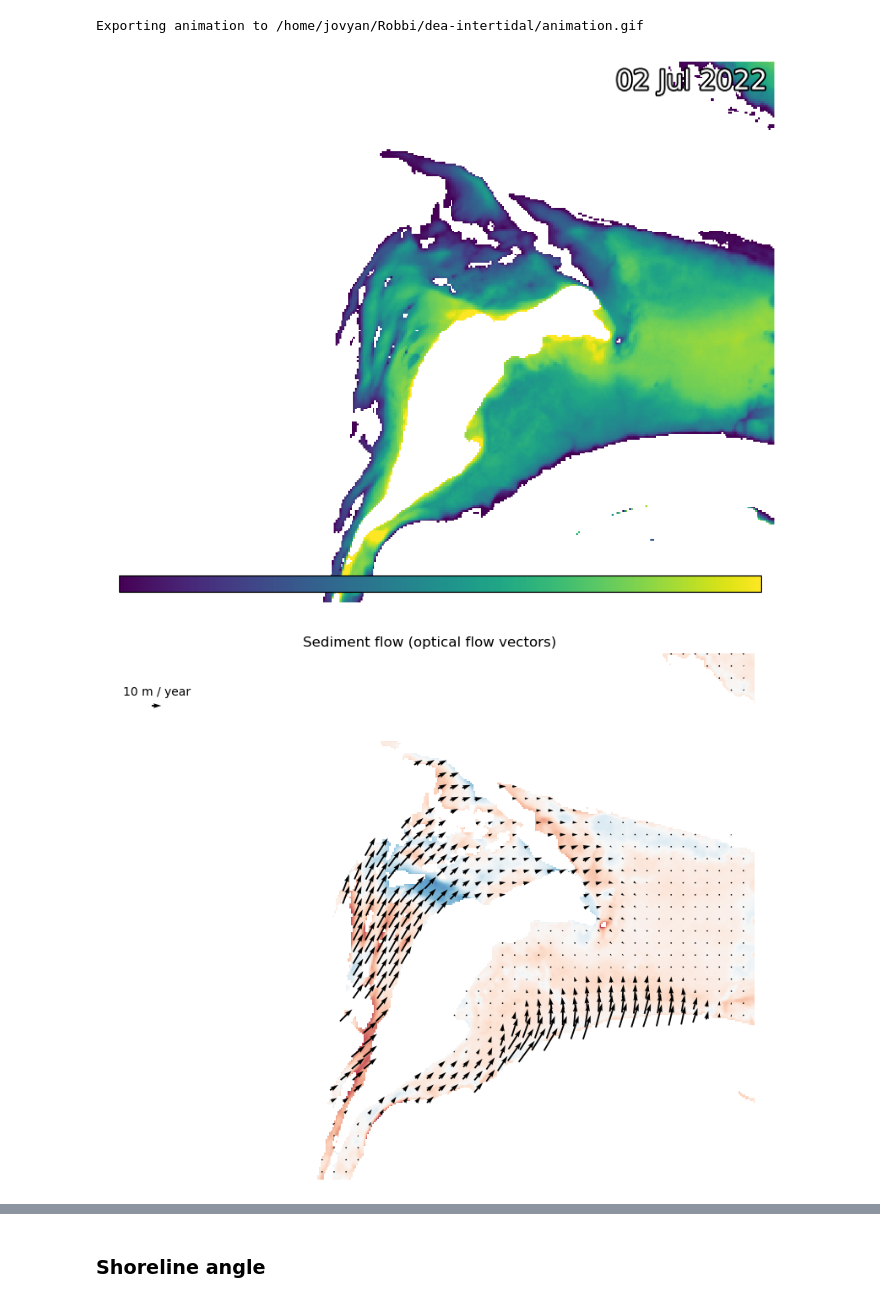
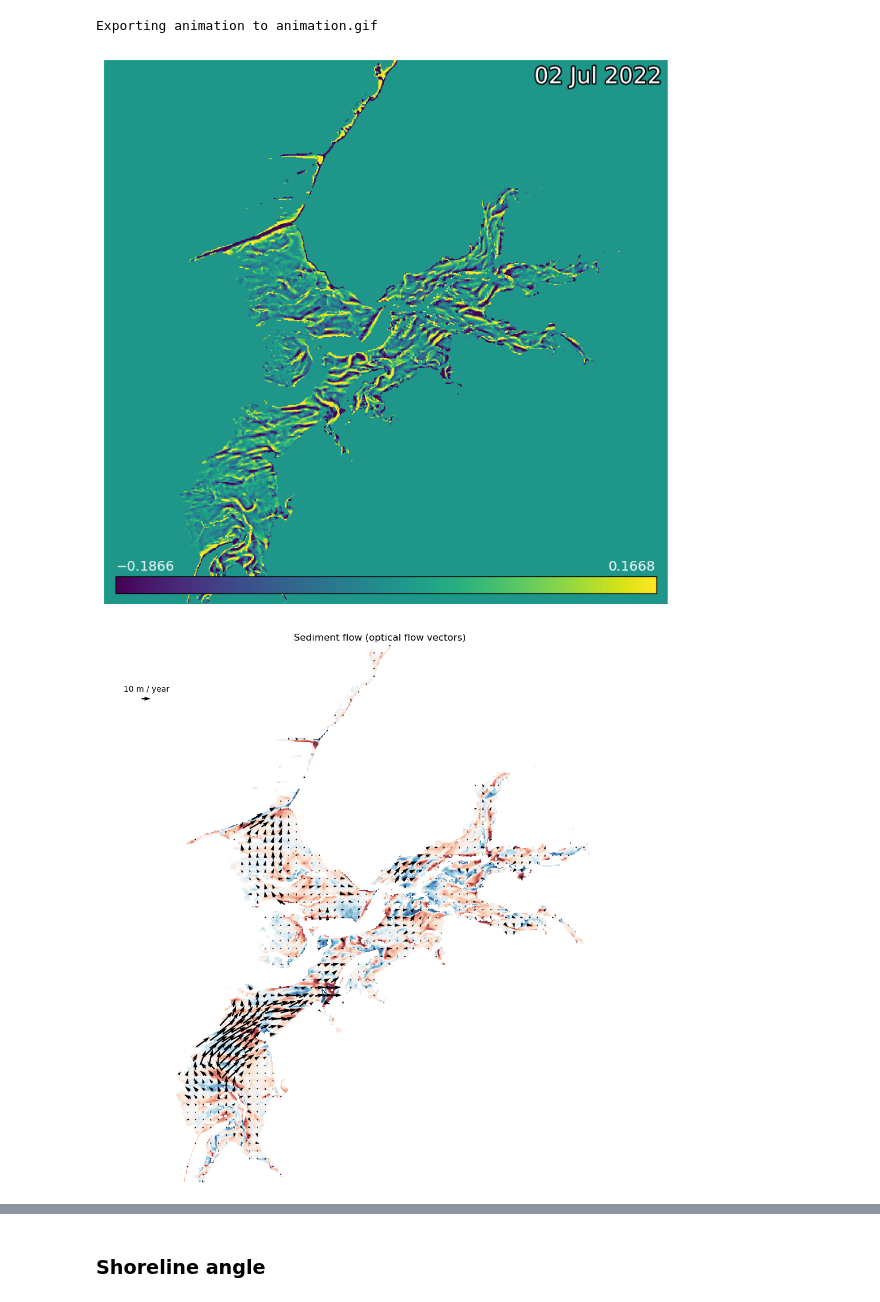
Before and after one commit to GeoscienceAustralia/dea-intertidal, a Jupyter notebook: notebooks/experimental/Intertidal_change_trajectory.ipynb, the cells around one changed output, grey strips where cells are left out. Drawn from its saved outputs; the diff is of its cells as text; code cells hidden in the pictures.

```diff
--- a/notebooks/experimental/Intertidal_change_trajectory.ipynb
+++ b/notebooks/experimental/Intertidal_change_trajectory.ipynb
@@ -120,15 +118,15 @@ def tpi(da, radius=5):
     return (focal_stats(da, kernel=disk(radius), stats_funcs=["mean"]).squeeze() - da)
 
 # elevation = ds.elevation
-lot_max = ds.lot.max(dim="time")
-hot_min = ds.hot.min(dim="time")
-elevation = ds.elevation.where((ds.elevation > lot_max) & (ds.elevation < hot_min))
+# lot_max = ds.lot.max(dim="time")
+# hot_min = ds.hot.min(dim="time")
+elevation = ds.elevation  #.where((ds.elevation > lot_max) & (ds.elevation < hot_min))
 
-elevation_processed1 = elevation.groupby("time").apply(lambda x: tpi(xr.DataArray(x))).fillna(0)
-elevation_processed2 = elevation.groupby("time").apply(lambda x: tpi(xr.DataArray(x), 10)).fillna(0)
+elevation_processed1 = elevation.groupby("time").apply(lambda x: tpi(xr.DataArray(x).squeeze())).fillna(0)
+elevation_processed2 = elevation.groupby("time").apply(lambda x: tpi(xr.DataArray(x).squeeze(), 10)).fillna(0)
 elevation_processed = (elevation_processed1 + elevation_processed2) / 2.0
-# elevation_mask = elevation.notnull().all(dim="time")
-# elevation_processed = elevation_processed.where(elevation_mask, 0)
+elevation_mask = elevation.notnull().all(dim="time")
+elevation_processed = elevation_processed.where(elevation_mask, 0)
 elevation_processed.plot.imshow(col="time", col_wrap=3, robust=True)
 # %% [output]
 <xarray.plot.facetgrid.FacetGrid at 0x...>
@@ -141,15 +151,15 @@ elevation_processed.plot.imshow(col="time", col_wrap=3, robust=True)
 # %%
 from dea_tools.plotting import xr_animation
 xr_animation(
-    elevation.to_dataset(name="elevation"),
+    elevation_processed.to_dataset(name="elevation"),
     bands="elevation",
-    output_path="/home/jovyan/Robbi/dea-intertidal/animation.gif",
+    output_path="elevation_processed.gif",
     percentile_stretch=(0.01, 0.99),
     imshow_kwargs={"cmap": "viridis"},
 )
 # %% [output]
-Exporting animation to /home/jovyan/Robbi/dea-intertidal/animation.gif
+Exporting animation to animation.gif
-[figure, old version]
+[figure, new version]
 # %%
 import numpy as np
 import matplotlib.pyplot as plt
@@ -213,16 +223,16 @@ def transform_curved_shoreline_vectorized(x_array, y_array, theta_array):
     return parallel, perpendicular
 
 
-v_da, u_da = calculate_flow_for_dataset(elevation_processed)
-# v = v_da.median(dim="time").where(elevation_mask)
-# u = u_da.median(dim="time").where(elevation_mask)
-v = v_da.mean(dim="time").where(elevation_mask)
-u = u_da.mean(dim="time").where(elevation_mask)
+# v_da, u_da = calculate_flow_for_dataset(elevation_processed)
+v = v_da.median(dim="time").where(elevation_mask)
+u = u_da.median(dim="time").where(elevation_mask)
+# v = v_da.mean(dim="time").where(elevation_mask)
+# u = u_da.mean(dim="time").where(elevation_mask)
 
 
 # --- Display
-fig, ax0 = plt.subplots(1, 1, figsize=(8, 8))
-nvec = 50  # Number of vectors to be displayed along each image dimension
+fig, ax0 = plt.subplots(1, 1, figsize=(10, 10))
+nvec = 70  # Number of vectors to be displayed along each image dimension
 nl, nc = elevation_processed.isel(time=0).shape
 step = max(nl // nvec, nc // nvec)
 
@@ -244,6 +254,7 @@ Q = ax0.quiver(
     units="dots",
     angles="xy",
     scale_units="xy",
+    scale=0.05,
     pivot="mid",
 )
 qk = ax0.quiverkey(Q, 0.08, 0.9, 1, "10 m / year")
@@ -268,7 +279,7 @@ fig.tight_layout()
 
 plt.show()
 # %% [output]
-[figure, old version]
+[figure, new version]
 # %%
 from windrose import WindroseAxes
 from matplotlib import pyplot as plt
```
Also changed, not shown: parts of 7 cells of this notebook, 3 other files.
